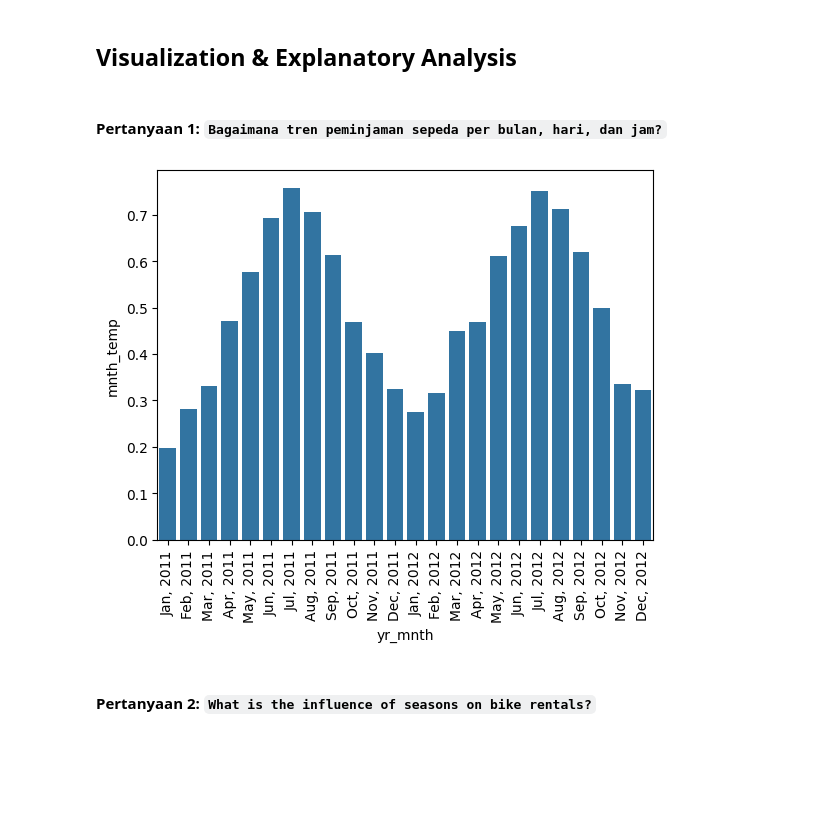
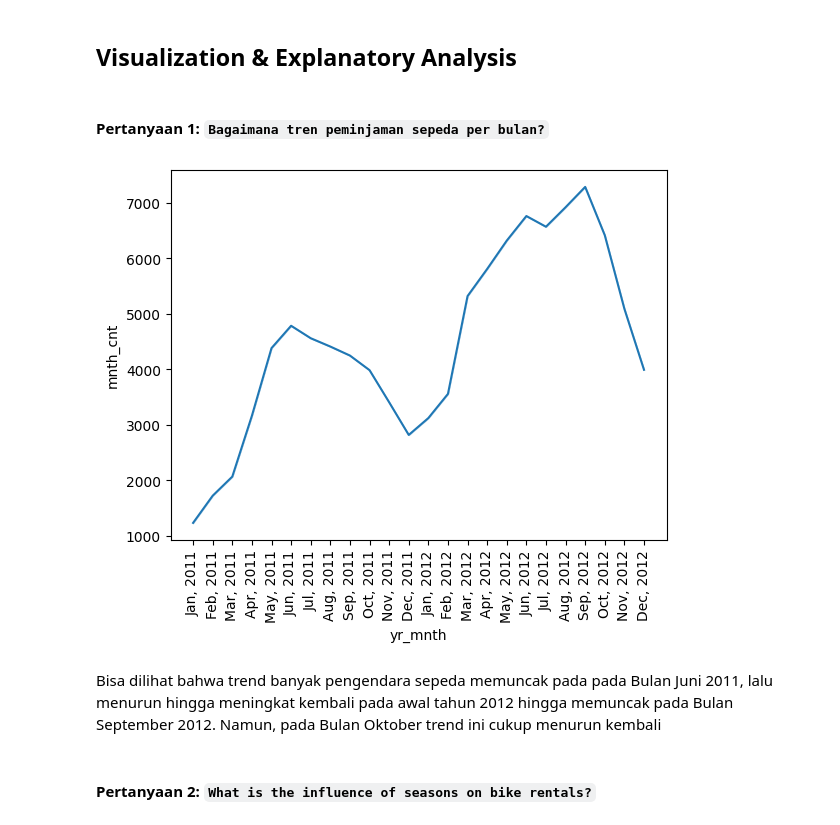
Before and after one commit to tamtemtomm/Dicoding-Belajar-Analisis-Data, a Jupyter notebook: notebook.ipynb, the cells around one changed output. Saved outputs shown, nothing was run; the diff lists cells and outputs as text; code cells hidden in the pictures; blank space fills up the shorter version.

```diff
--- a/notebook.ipynb
+++ b/notebook.ipynb
@@ -202,7 +202,7 @@ df_merge
 # %% [markdown]
 ## Visualization & Explanatory Analysis
 # %% [markdown]
-#### Pertanyaan 1:  `Bagaimana tren peminjaman sepeda per bulan, hari, dan jam?`
+#### Pertanyaan 1:  `Bagaimana tren peminjaman sepeda per bulan?`
 # %%
 # Buat grafik tren peminjaman per bulan
 int_to_month = {
@@ -232,12 +232,14 @@ def plot_monthly(df:pd.DataFrame, col='cnt', return_df=False):
   if return_df:
     return df_result
 
-  barplot = sns.barplot(df_result[f'mnth_{col}'])
-  barplot.tick_params(axis='x', rotation=90)
+  lineplot = sns.lineplot(df_result[f'mnth_{col}'])
+  lineplot.tick_params(axis='x', rotation=90)
 # %%
-plot_monthly(df_day, col='temp')
+plot_monthly(df_day, col='cnt')
 # %% [output]
-[figure, old version]
+[figure, new version]
+# %% [markdown]
+ Bisa dilihat bahwa trend banyak pengendara sepeda memuncak pada pada Bulan Juni 2011, lalu menurun hingga meningkat kembali pada awal tahun 2012 hingga memuncak pada Bulan September 2012. Namun, pada Bulan Oktober trend ini cukup menurun kembali
 # %% [markdown]
 #### Pertanyaan 2: `What is the influence of seasons on bike rentals?`
 # %%
```
Also changed, not shown: parts of 7 cells of this notebook, 1 other file.
